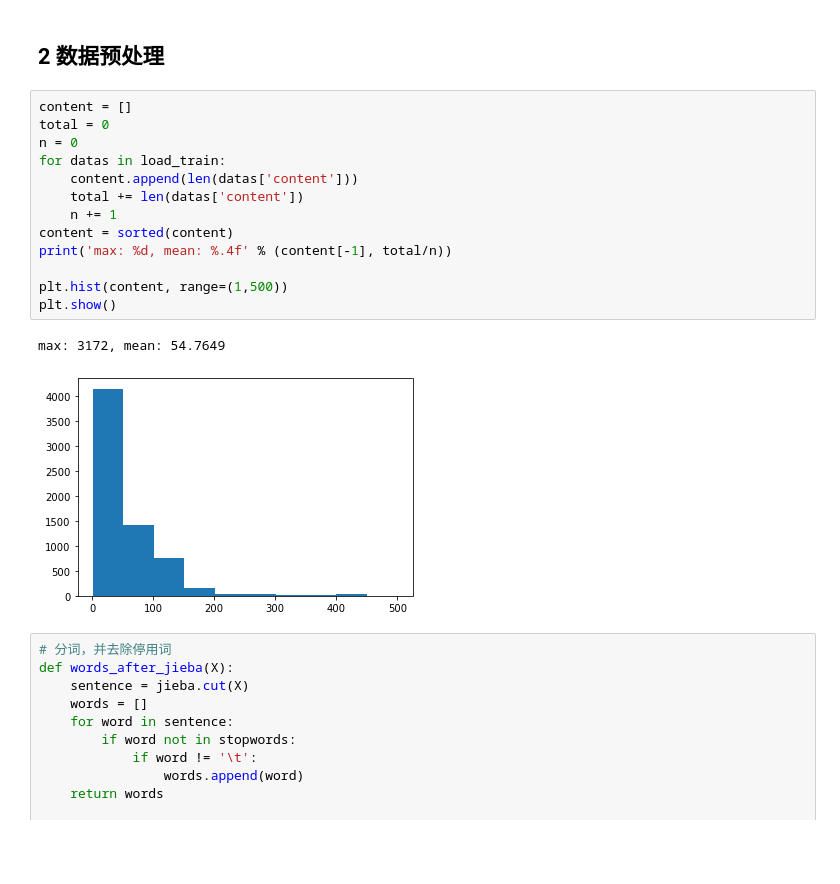
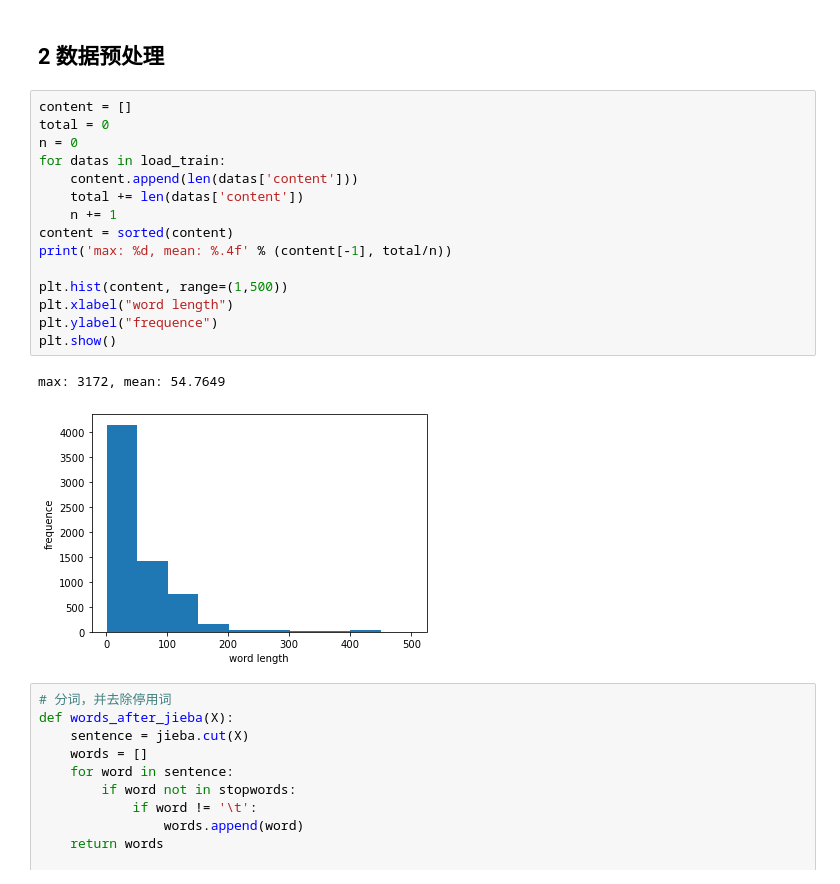
Before and after one commit to CatasJason/TextCNN_pytorch, a Jupyter notebook: 20125164_韩浩杰_源代码_实验5_疫情微博情绪分类.ipynb, the cells around one changed output. Drawn from its saved outputs; the diff is of its cells as text; blank space fills up the shorter version.

```diff
--- a/20125164_韩浩杰_源代码_实验5_疫情微博情绪分类.ipynb
+++ b/20125164_韩浩杰_源代码_实验5_疫情微博情绪分类.ipynb
@@ -75,19 +75,21 @@ test: 2000
 # %%
 content = []
 total = 0
 n = 0
 for datas in load_train:
     content.append(len(datas['content']))
     total += len(datas['content'])
     n += 1
 content = sorted(content)
 print('max: %d, mean: %.4f' % (content[-1], total/n))
 
 plt.hist(content, range=(1,500))
+plt.xlabel("word length")
+plt.ylabel("frequence")
 plt.show()
 # %% [output]
 max: 3172, mean: 54.7649
-[figure, old version]
+[figure, new version]
 # %%
 # 分词，并去除停用词
 def words_after_jieba(X):
```
Also changed, not shown: parts of 7 cells of this notebook, 3 other files.
